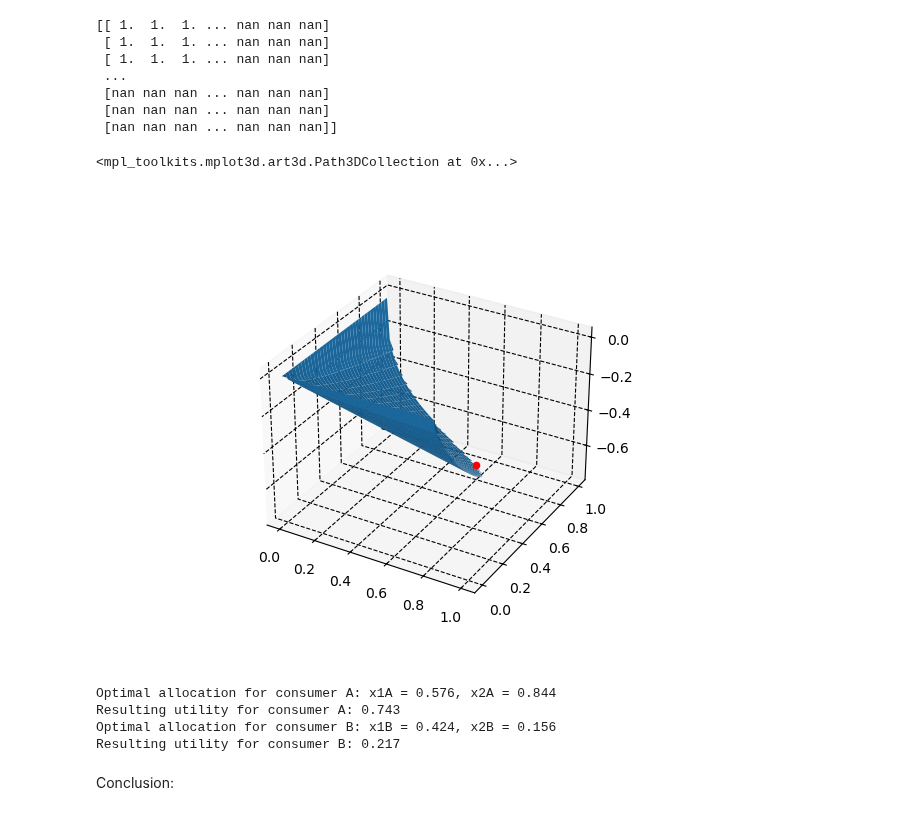
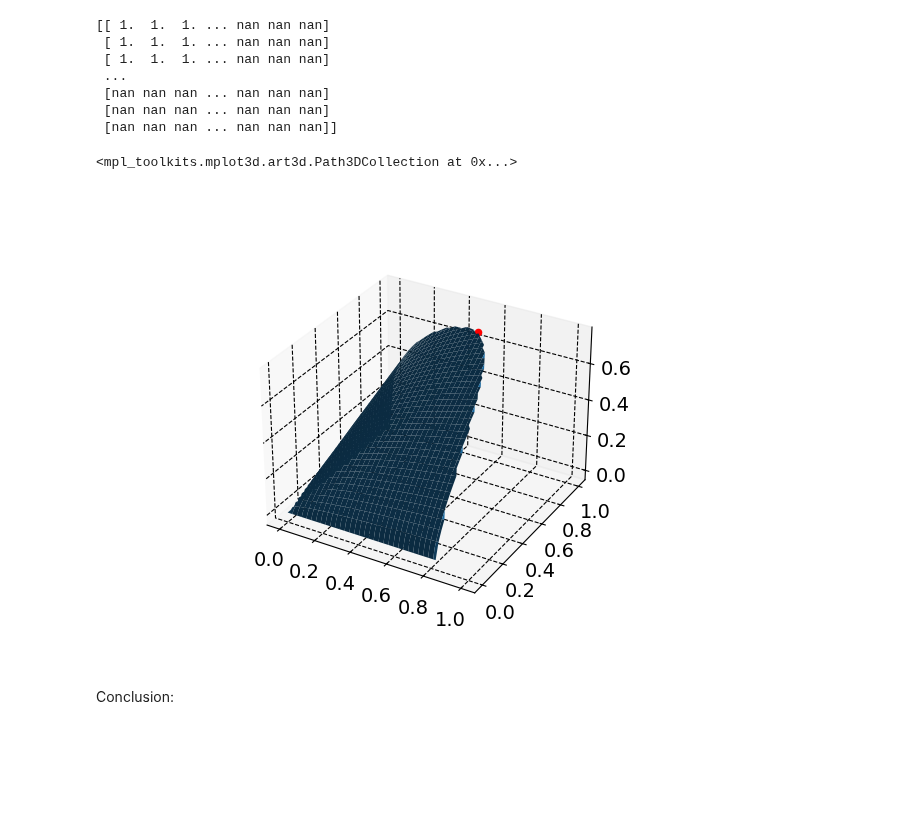
Before and after one commit to NumEconCopenhagen/projects-2024-emil-og-simon, a Jupyter notebook: inauguralproject/inauguralproject.ipynb, the cells around one changed output. Drawn from its saved outputs; the diff is of its cells as text; code cells hidden in the pictures; blank space fills up the shorter version.

```diff
--- a/inauguralproject/inauguralproject.ipynb
+++ b/inauguralproject/inauguralproject.ipynb
@@ -305,11 +334,11 @@ Explanation...
 # %%
-#Question 5a
+#Question 5b
 model = ExchangeEconomyClass()
-optimal_xA_5a, optimal_xB_5a = model.find_optimal_allocation_constrained(init_guess=[0.9,0.9])
-print(f'Optimal allocation for consumer A: x1A = {optimal_xA_5a[0]:.3f}, x2A = {optimal_xA_5a[1]:.3f}')
-print(f'Resulting utility for consumer A: {model.utility_A(optimal_xA_5a[0],optimal_xA_5a[1]):.3f}')
-print(f'Optimal allocation for consumer B: x1B = {optimal_xB_5a[0]:.3f}, x2B = {optimal_xB_5a[1]:.3f}')
-print(f'Resulting utility for consumer B: {model.utility_A(optimal_xB_5a[0],optimal_xB_5a[1]):.3f}')
+optimal_xA_5b, optimal_xB_5b = model.find_optimal_5b(init_guess=[0.9,0.9])
+print(f'Optimal allocation for consumer A: x1A = {optimal_xA_5b[0]:.3f}, x2A = {optimal_xA_5b[1]:.3f}')
+print(f'Resulting utility for consumer A: {model.utility_A(optimal_xA_5b[0],optimal_xA_5b[1]):.3f}')
+print(f'Optimal allocation for consumer B: x1B = {optimal_xB_5b[0]:.3f}, x2B = {optimal_xB_5b[1]:.3f}')
+print(f'Resulting utility for consumer B: {model.utility_A(optimal_xB_5b[0],optimal_xB_5b[1]):.3f}')
 # %% [output]
 Optimal allocation for consumer A: x1A = 0.576, x2A = 0.844
 Resulting utility for consumer A: 0.743
@@ -333,8 +362,10 @@ x_vec = np.linspace(0,x_max,N)
 x1_mesh,x2_mesh = np.meshgrid(x_vec,x_vec,indexing='ij')
 
 print('Dimension of grid over x1 (same as x2): ', x1_mesh.shape) # Note that the grid is 2d. u_func needs 2d to calculate element by element.
-u_values_mesh = objective_function(x1_mesh, x2_mesh)
+u_values_mesh = -objective_function(x1_mesh, x2_mesh)
 
 print(u_values_mesh)
+print(x_vec)
+print(x2_mesh)
 # %% [output]
 Dimension of grid over x1 (same as x2):  (75, 75)
@@ -402,27 +408,16 @@ u_val_const = matrix * u_values_mesh
 # %%
+u_val_const = matrix * u_values_mesh
+
 #we can now plot the result we got from above
 %matplotlib widget
 fig = plt.figure() # create the figure
 ax = fig.add_subplot(1,1,1,projection='3d') # create a 3d type axis
 ax.plot_surface(x1_mesh,x2_mesh,u_val_const); # create surface plot in the axis
-ax.scatter(optimal_xA_5a[0],optimal_xA_5a[1],-model.utility_A(optimal_xA_5a[0],optimal_xA_5a[1]), color='red')
+ax.scatter(optimal_xA_5b[0],optimal_xA_5b[1],model.utility_A(optimal_xA_5b[0],optimal_xA_5b[1]), color='red')
 # note: fig.add_subplot(a,b,c) creates the c'th subplot in a grid of a times b plots
 # %% [output]
 <mpl_toolkits.mplot3d.art3d.Path3DCollection at 0x...>
-[figure, old version]
+[figure, new version]
-# %%
-# Question 5b
-model = ExchangeEconomyClass()
-optimal_allocation_A, optimal_allocation_B = model.find_optimal_allocation_constrained(init_guess=[0.9,0.9])
-print(f'Optimal allocation for consumer A: x1A = {optimal_allocation_A[0]:.3f}, x2A = {optimal_allocation_A[1]:.3f}')
-print(f'Resulting utility for consumer A: {model.utility_A(optimal_allocation_A[0],optimal_allocation_A[1]):.3f}')
-print(f'Optimal allocation for consumer B: x1B = {optimal_allocation_B[0]:.3f}, x2B = {optimal_allocation_B[1]:.3f}')
-print(f'Resulting utility for consumer B: {model.utility_A(optimal_allocation_B[0],optimal_allocation_B[1]):.3f}')
-# %% [output]
-Optimal allocation for consumer A: x1A = 0.576, x2A = 0.844
-Resulting utility for consumer A: 0.743
-Optimal allocation for consumer B: x1B = 0.424, x2B = 0.156
-Resulting utility for consumer B: 0.217
 # %% [markdown]
 Conclusion:
 # %% [markdown]
```
Also changed, not shown: parts of 18 cells of this notebook, 1 other file.
